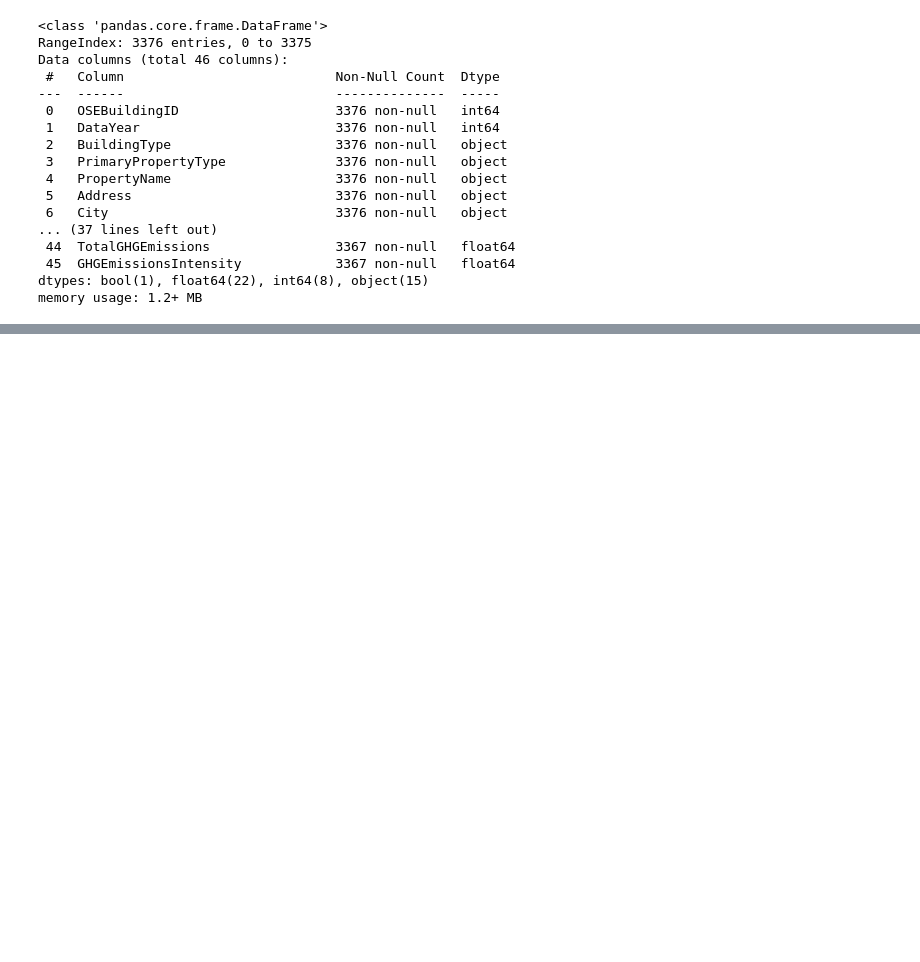
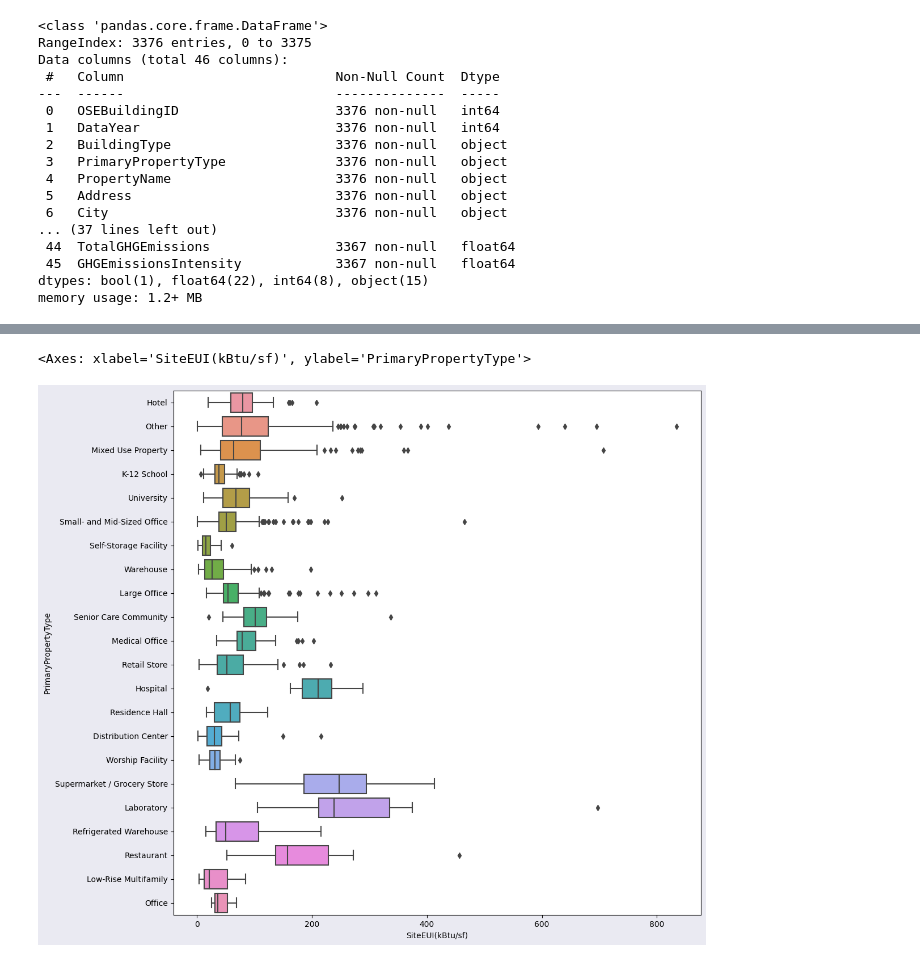
Before and after one commit to LaurentiuGhiga/Building, a Jupyter notebook: building-nettoyage.ipynb, the cells around one changed output, grey strips where cells are left out. Cells and saved outputs as stored; diff of their text form; code cells hidden in the pictures; blank space fills up the shorter version.

```diff
--- a/building-nettoyage.ipynb
+++ b/building-nettoyage.ipynb
@@ -42,0 +378,6 @@ memory usage: 1.2+ MB
+# %%
+plt.figure(figsize=(12,12), facecolor="#eaeaf2")
+sns.boxplot(data=df, y='PrimaryPropertyType', x='SiteEUI(kBtu/sf)')
+# %% [output]
+<Axes: xlabel='SiteEUI(kBtu/sf)', ylabel='PrimaryPropertyType'>
+[figure, added]
```
Also changed, not shown: parts of 71 cells of this notebook, 3 other files.
